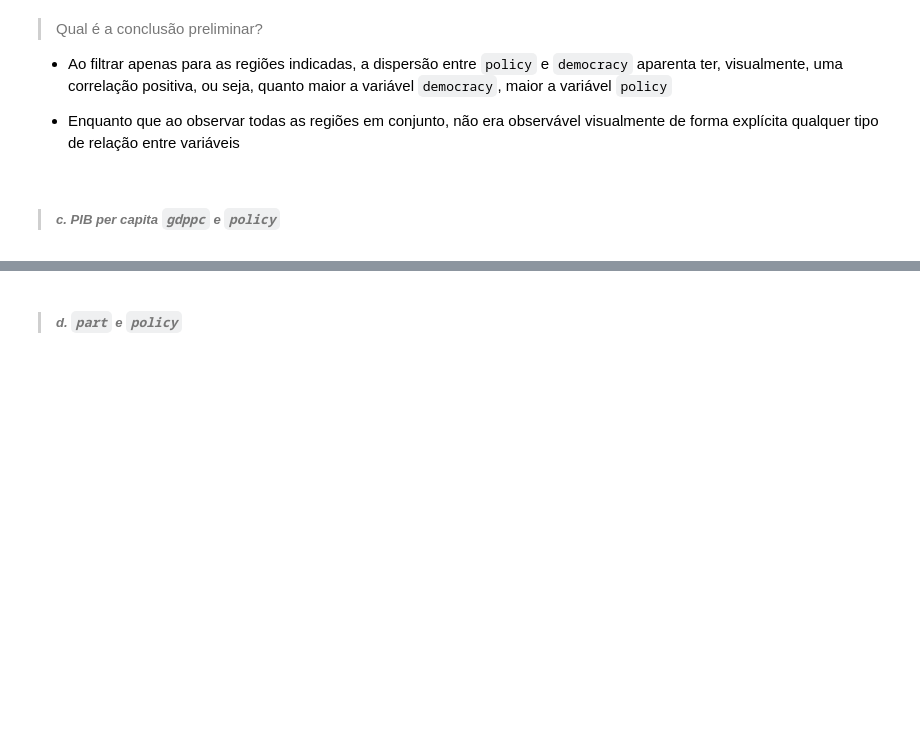
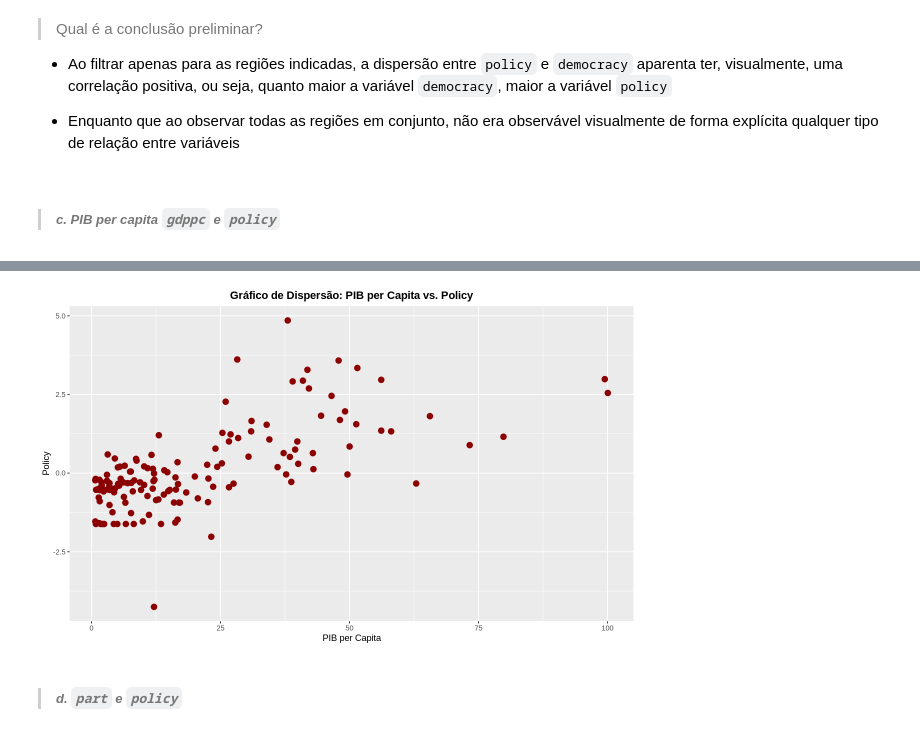
Before and after one commit to matheusrmorgado/econometria-aplicada, a Jupyter notebook: r-notebooks/aula-02.ipynb, the cells around one changed output, grey strips where cells are left out. Saved outputs shown, nothing was run; the diff lists cells and outputs as text; code cells hidden in the pictures; blank space fills up the shorter version.

```diff
--- a/r-notebooks/aula-02.ipynb
+++ b/r-notebooks/aula-02.ipynb
@@ -175,0 +163,14 @@ Warning message:
+# %%
+# Gráfico de dispersão com cor darkred
+scatter_plot <- ggplot(data, aes(x = gdppc, y = policy)) +
+  geom_point(color = "darkred", size = 3) +
+  xlab("PIB per Capita") +
+  ylab("Policy") +
+  ggtitle("Gráfico de Dispersão: PIB per Capita vs. Policy") +
+  theme(plot.title = element_text(face = "bold", hjust = 0.5))
+
+# Ajustar o tamanho do gráfico de dispersão no Google Colab
+options(repr.plot.width = largura, repr.plot.height = altura)
+
+scatter_plot
+# %% [output]
@@ -176,2 +179,3 @@ Warning message:
+[figure, added]
 # %% [markdown]
 > ##### *d. `part` e `policy`*
```
Also changed, not shown: parts of 20 cells of this notebook.
